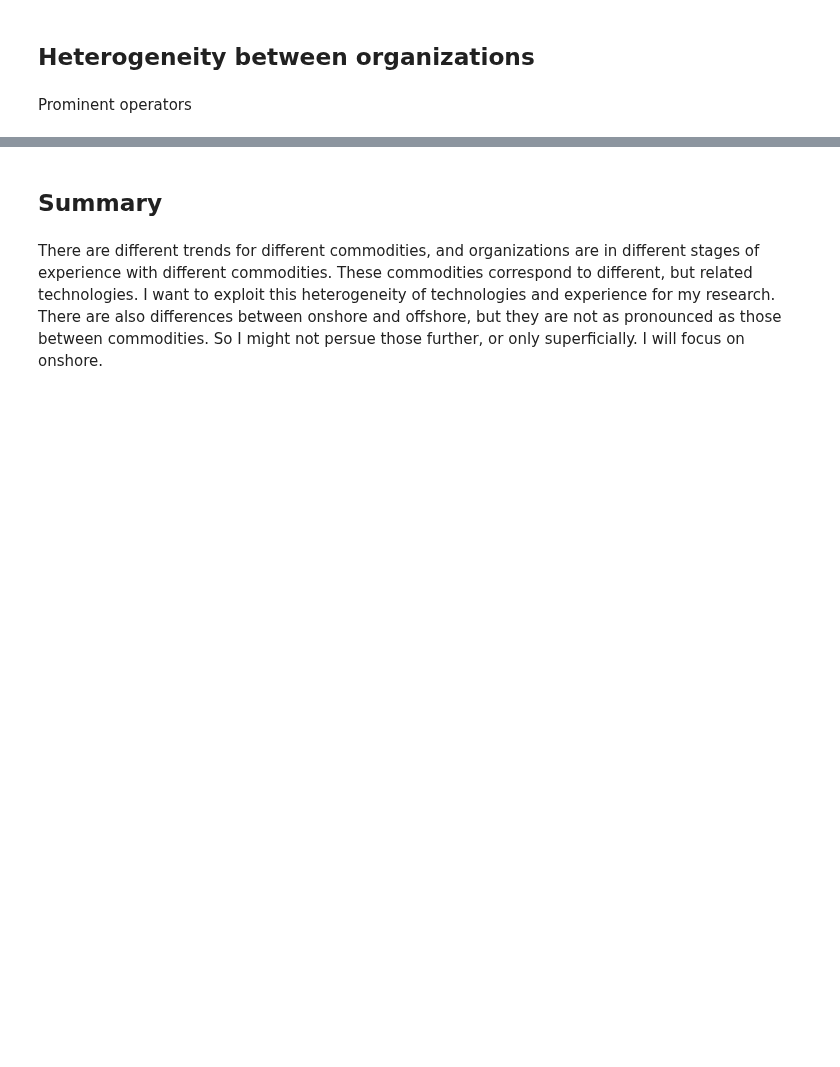
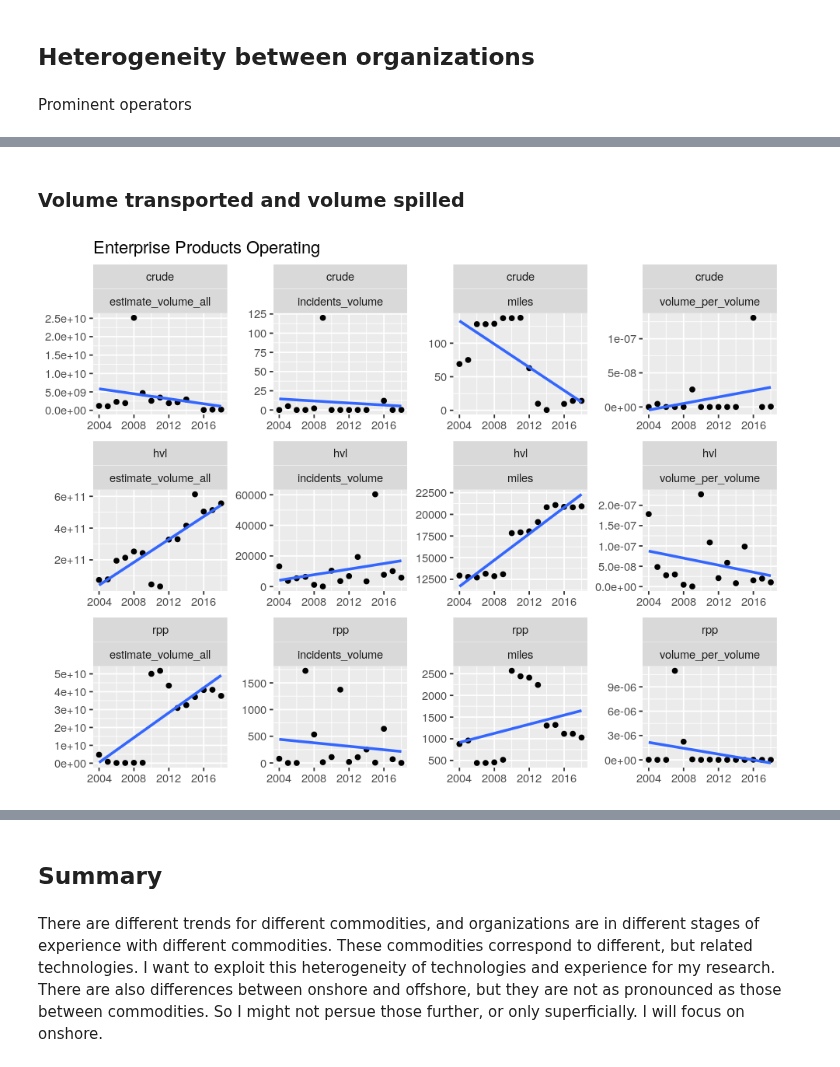
Before and after one commit to julianbarg/spills, a Jupyter notebook: presentations/rpm_2020-03-20/rpm_2020-03-20.ipynb, the cells around one changed output, grey strips where cells are left out. Drawn from its saved outputs; the diff is of its cells as text; code cells hidden in the pictures; blank space fills up the shorter version.

Commit message:
Added section on three largest operators.

```diff
--- a/presentations/rpm_2020-03-20/rpm_2020-03-20.ipynb
+++ b/presentations/rpm_2020-03-20/rpm_2020-03-20.ipynb
@@ -390,0 +417,17 @@ Prominent operators
+# %%
+operators <- pipelines %>%
+    filter(ID %in% c("31618", "Energy Transfer Partners (Group)", "Kinder Morgan (Group)")) %>%
+    mutate(ID = add_company_names(ID)) %>%
+    filter(on_offshore == "onshore") %>%
+    filter(commodity %in% c("crude", "hvl", "rpp")) %>%
+    group_by(year, commodity, ID) %>%
+    summarize(!!! oildata::pipelines_consolidation) %>%
+    mutate(cost_per_mile = incidents_cost/miles,
+           cost_per_volume = incidents_cost/estimate_volume_all,
+           volume_per_mile = incidents_volume/miles,
+           volume_per_volume = incidents_volume/estimate_volume_all) %>%
+    pivot_longer(cols = -c(year, commodity, ID), names_to = "variable", values_to = "value")
+glimpse(operators)
+
+
+options(repr.plot.width=8, repr.plot.height=6)
@@ -390,0 +443,11 @@ Prominent operators
+# %% [markdown]
+### Volume transported and volume spilled
+# %%
+enterprise_products <- operators %>%
+    filter(ID == "Enterprise Products Operating") %>%
+    filter(variable %in% c("estimate_volume_all", "incidents_volume", "volume_per_volume", "miles")) %>%
+    ggplot(aes(x=year, y=value)) +
+        facet_wrap(commodity ~ variable, nrow = 3, scale = "free") +
+        geom_point() +
+        geom_smooth(method = "lm", se = F) +
+        labs(title = "Enterprise Products Operating", x = NULL, y = NULL)
@@ -390,0 +472,4 @@ Prominent operators
+# %%
+enterprise_products
+# %% [output]
+[figure, added]
```
Also changed, not shown: parts of 10 cells of this notebook, 2 other files.
